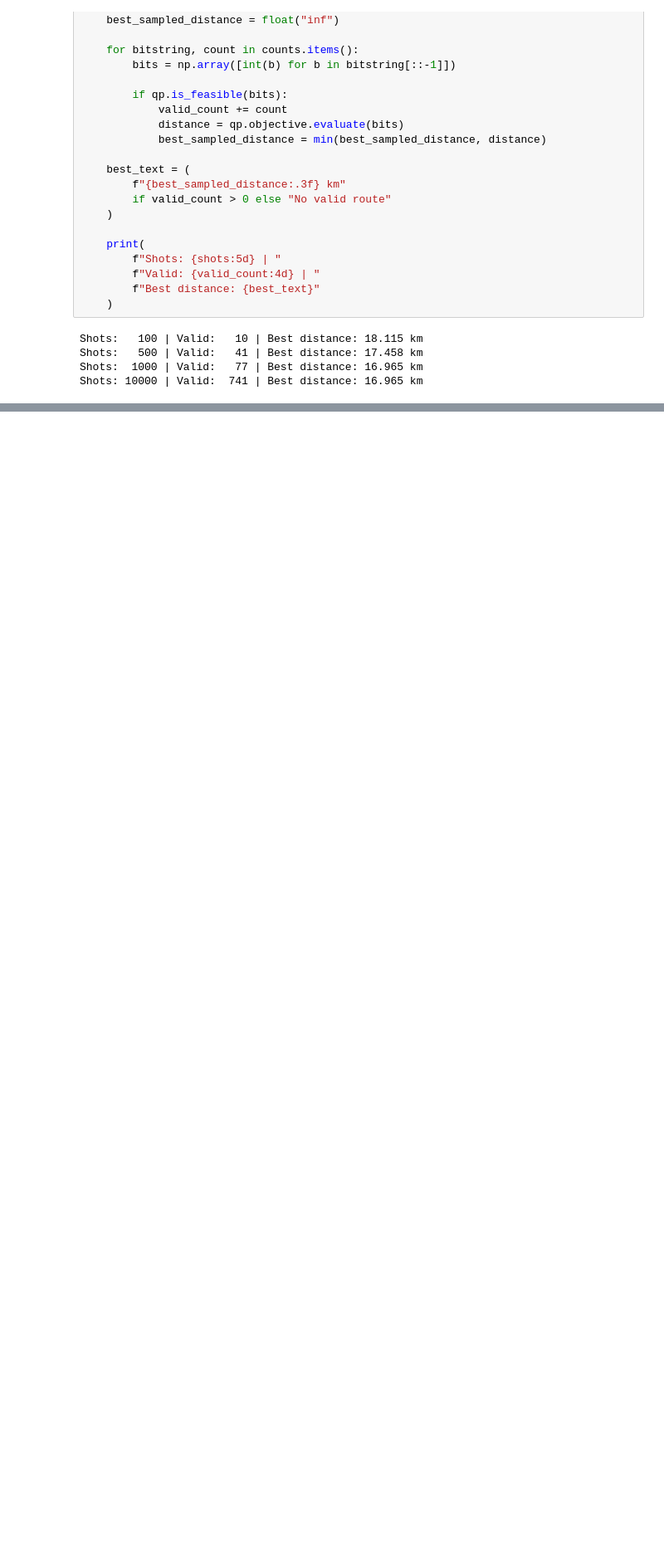
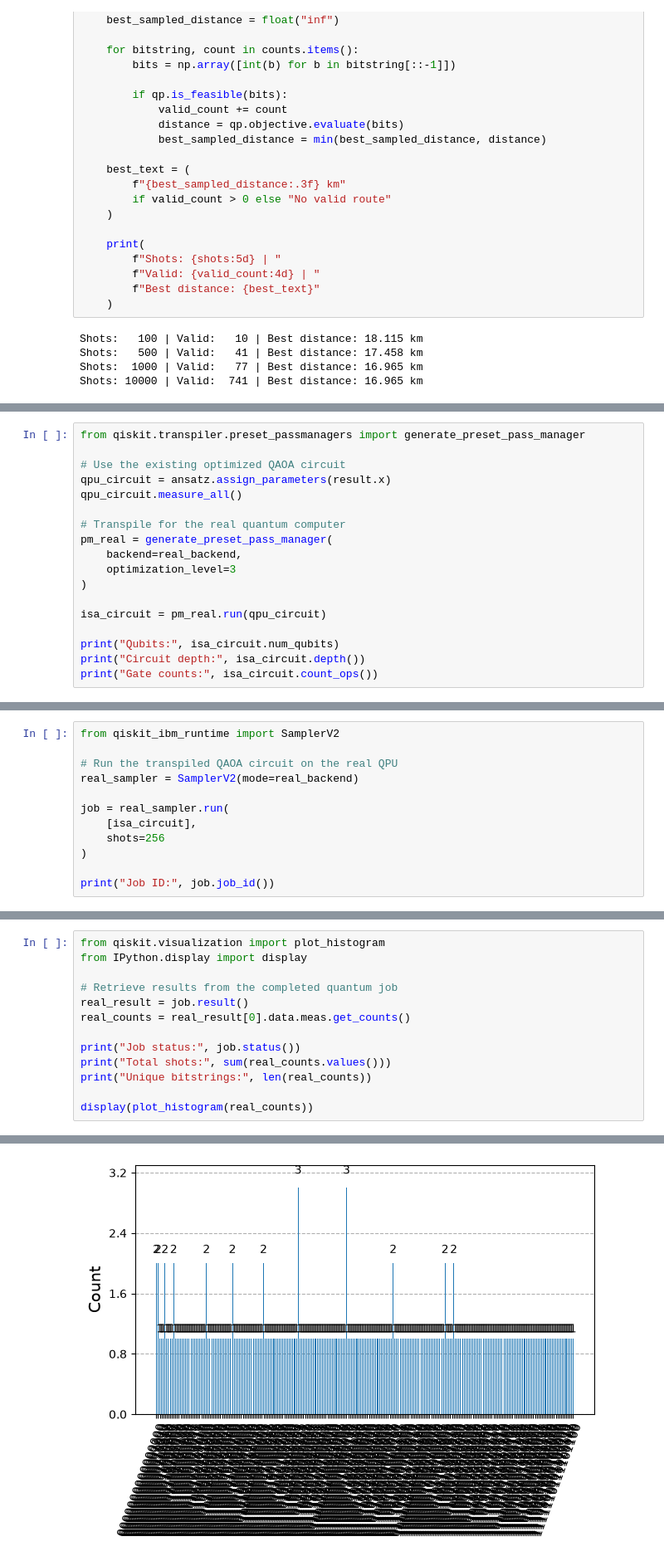
Before and after one commit to sisalik/qest-hack26-omniva, a Jupyter notebook: Eli_solution.ipynb, the cells around one changed output, grey strips where cells are left out. Shown at 83% size. Drawn from its saved outputs; the diff is of its cells as text; blank space fills up the shorter version.

Commit message:
ran 1st task on IBM Q, add some graphs

```diff
--- a/Eli_solution.ipynb
+++ b/Eli_solution.ipynb
@@ -536,0 +558,18 @@ Shots: 10000 | Valid:  741 | Best distance: 16.965 km
+# %%
+from qiskit.transpiler.preset_passmanagers import generate_preset_pass_manager
+
+# Use the existing optimized QAOA circuit
+qpu_circuit = ansatz.assign_parameters(result.x)
+qpu_circuit.measure_all()
+
+# Transpile for the real quantum computer
+pm_real = generate_preset_pass_manager(
+    backend=real_backend,
+    optimization_level=3
+)
+
+isa_circuit = pm_real.run(qpu_circuit)
+
+print("Qubits:", isa_circuit.num_qubits)
+print("Circuit depth:", isa_circuit.depth())
+print("Gate counts:", isa_circuit.count_ops())
@@ -536,0 +582,12 @@ Shots: 10000 | Valid:  741 | Best distance: 16.965 km
+# %%
+from qiskit_ibm_runtime import SamplerV2
+
+# Run the transpiled QAOA circuit on the real QPU
+real_sampler = SamplerV2(mode=real_backend)
+
+job = real_sampler.run(
+    [isa_circuit],
+    shots=256
+)
+
+print("Job ID:", job.job_id())
@@ -536,0 +599,14 @@ Shots: 10000 | Valid:  741 | Best distance: 16.965 km
+# %%
+from qiskit.visualization import plot_histogram
+from IPython.display import display
+
+# Retrieve results from the completed quantum job
+real_result = job.result()
+real_counts = real_result[0].data.meas.get_counts()
+
+print("Job status:", job.status())
+print("Total shots:", sum(real_counts.values()))
+print("Unique bitstrings:", len(real_counts))
+
+display(plot_histogram(real_counts))
+# %% [output]
@@ -536,0 +616 @@ Shots: 10000 | Valid:  741 | Best distance: 16.965 km
+[figure, added]
```
Also changed, not shown: parts of 22 cells of this notebook, 1 other file.
